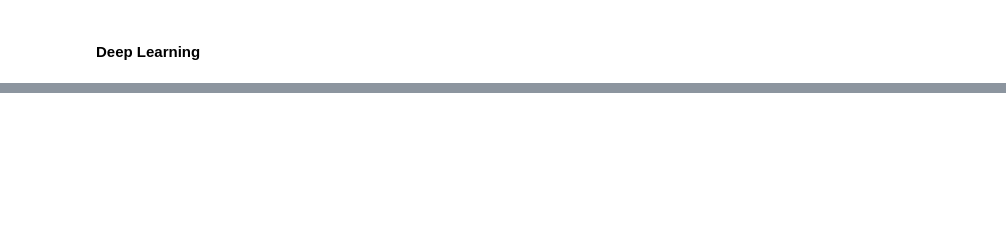
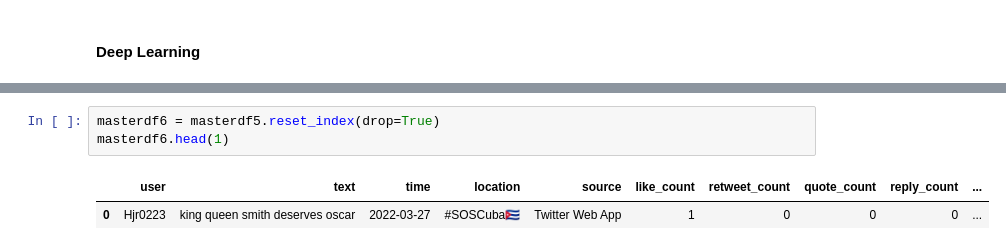
Before and after one commit to StockJanitor/Project43_Twitter, a Jupyter notebook: 1_Project43_Twitter.ipynb, the cells around one changed output, grey strips where cells are left out. Drawn from its saved outputs; the diff is of its cells as text; blank space fills up the shorter version.

```diff
--- a/1_Project43_Twitter.ipynb
+++ b/1_Project43_Twitter.ipynb
@@ -840,0 +878,6 @@ masterdf5
+# %%
+masterdf6 = masterdf5.reset_index(drop=True)
+masterdf6.head(1)
+# %% [output]
+|  | user | text | time | location | source | like_count | retweet_count | quote_count | reply_count | ... |
+| 0 | Hjr0223 | king queen smith deserves oscar | 2022-03-27 | #SOSCuba🇨🇺 | Twitter Web App | 1 | 0 | 0 | 0 | ... |
```
Also changed, not shown: parts of 14 cells of this notebook, 4 other files.
